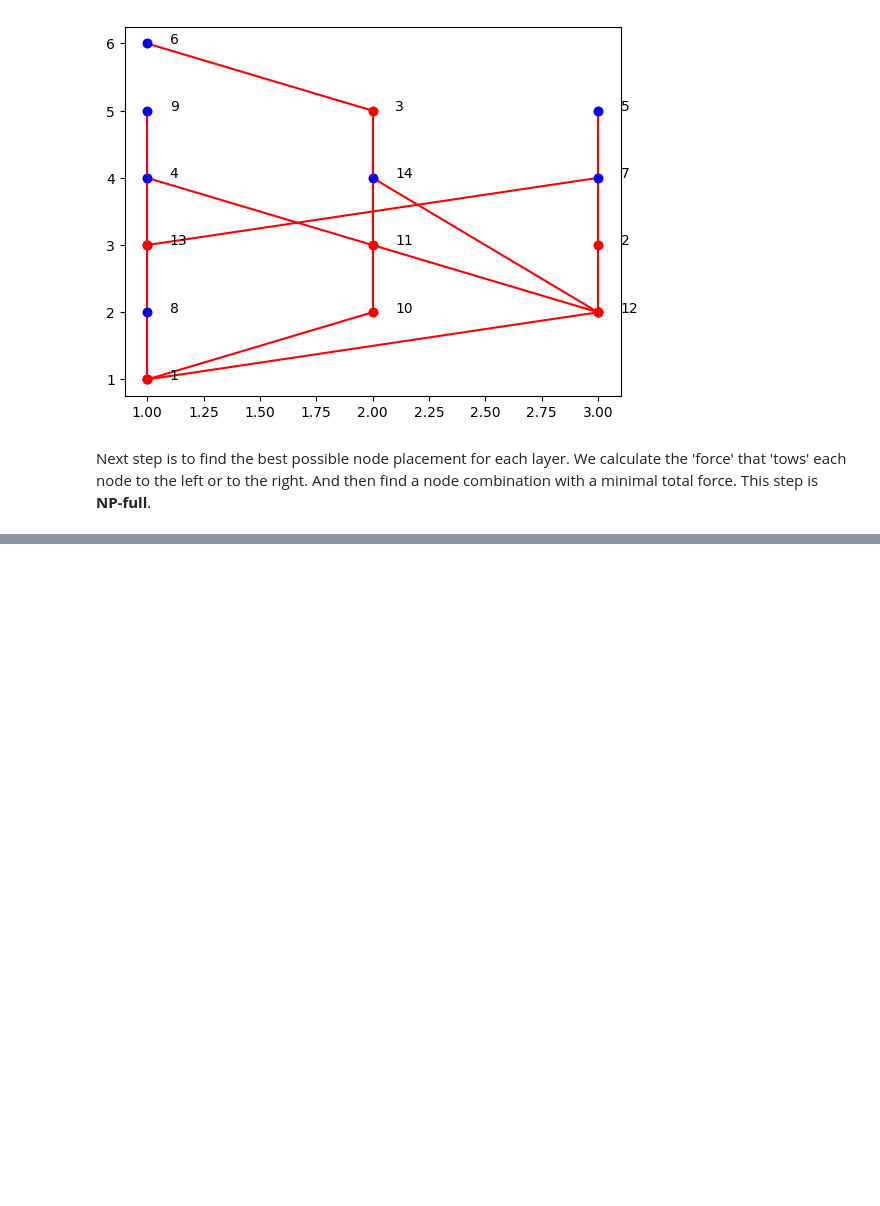
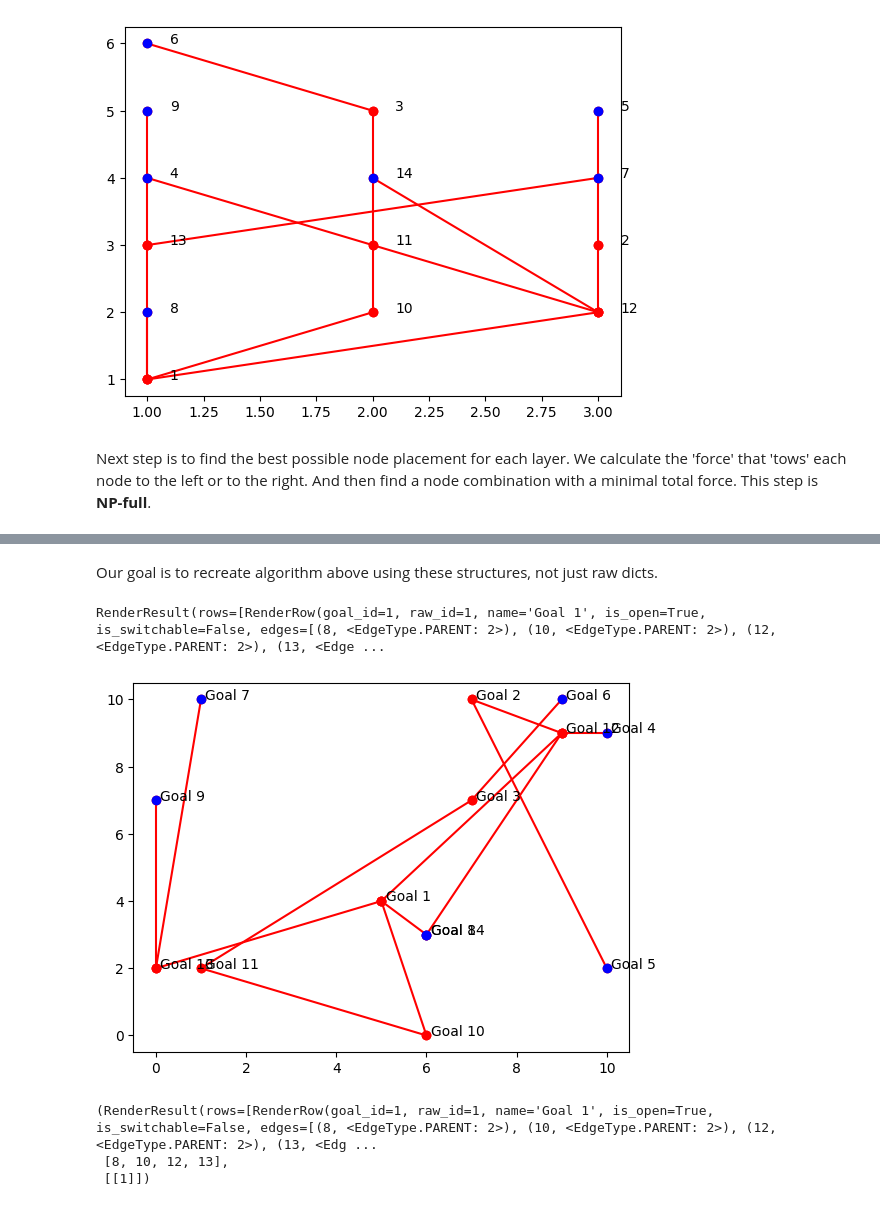
Before and after one commit to ahitrin/SiebenApp-render-playground, a Jupyter notebook: notebooks/sieben-render.ipynb, the cells around one changed output, grey strips where cells are left out. Cells and saved outputs as stored; diff of their text form; code cells hidden in the pictures; blank space fills up the shorter version.

Commit message:
Render using original SiebenApp structures

```diff
--- a/notebooks/sieben-render.ipynb
+++ b/notebooks/sieben-render.ipynb
@@ -111,0 +186,17 @@ Next step is to find the best possible node placement for each layer. We calcula
+# %% [markdown]
+Our goal is to recreate algorithm above using these structures, not just raw dicts.
+# %%
+sample_result = RenderResult(
+    [
+        RenderRow(k, k, f"Goal {k}", True, not es,
+                  [(e, EdgeType.PARENT) for e in es], {})
+        for k, es in edges.items()
+    ],
+    node_opts={k: {} for k in edges},
+    select=(1, 1),
+    roots={1},
+)
+# %%
+sample_result
+# %% [output]
+RenderResult(rows=[RenderRow(goal_id=1, raw_id=1, name='Goal 1', is_open=True, is_switchable=False, edges=[(8, <EdgeType.PARENT: 2>), (10, <EdgeType.PARENT: 2>), (12, <EdgeType.PARENT: 2>), (13, <Edge ...
@@ -111,0 +205,24 @@ Next step is to find the best possible node placement for each layer. We calcula
+# %%
+def draw1(rr: RenderResult) -> None:
+    xpos: Dict[int, int] = {}
+    ypos: Dict[int, int] = {}
+    for goal_id, attrs in rr.goals():
+        row, col = attrs.get("row", None), attrs.get("col", None)
+        # print(goal_id, row, col)
+        xpos[goal_id] = col if col is not None else randint(0, 10)
+        ypos[goal_id] = row if row is not None else randint(0, 10)
+    # print(xpos)
+    # print(ypos)
+    for row in rr.rows:
+        row_id = row.goal_id
+        for edge in row.edges:
+            e = edge[0]
+            plt.plot([xpos[row_id], xpos[e]], [ypos[row_id], ypos[e]], 'ro-')
+        plt.text(xpos[row_id] + 0.1, ypos[row_id], row.name)
+    tops = [row.goal_id for row in rr.rows if row.is_switchable]
+    plt.plot([xpos[t] for t in tops], [ypos[t] for t in tops], 'bo')
+    plt.draw()
+# %%
+draw1(sample_result)
+# %% [output]
+[figure, added]
@@ -111,0 +249,7 @@ Next step is to find the best possible node placement for each layer. We calcula
+# %%
+rr1, roots1, layers1 = tube1(sample_result, list(sample_result.roots), [])
+rr1, roots1, layers1
+# %% [output]
+(RenderResult(rows=[RenderRow(goal_id=1, raw_id=1, name='Goal 1', is_open=True, is_switchable=False, edges=[(8, <EdgeType.PARENT: 2>), (10, <EdgeType.PARENT: 2>), (12, <EdgeType.PARENT: 2>), (13, <Edg ...
+ [8, 10, 12, 13],
+ [[1]])
```
Also changed, not shown: parts of 16 cells of this notebook.
